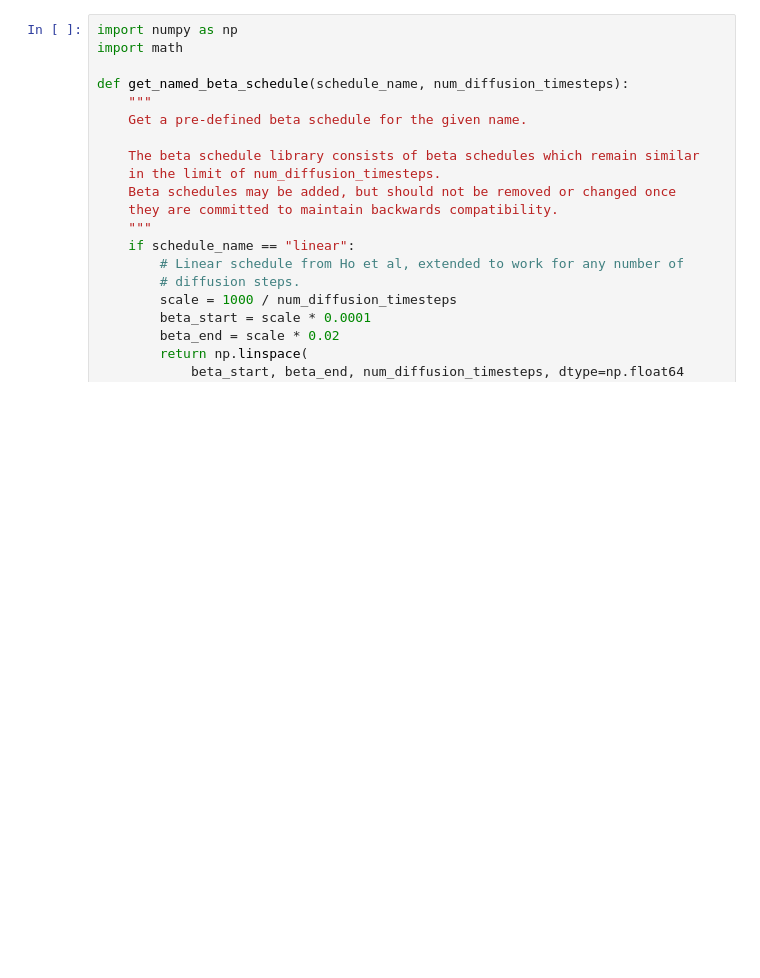
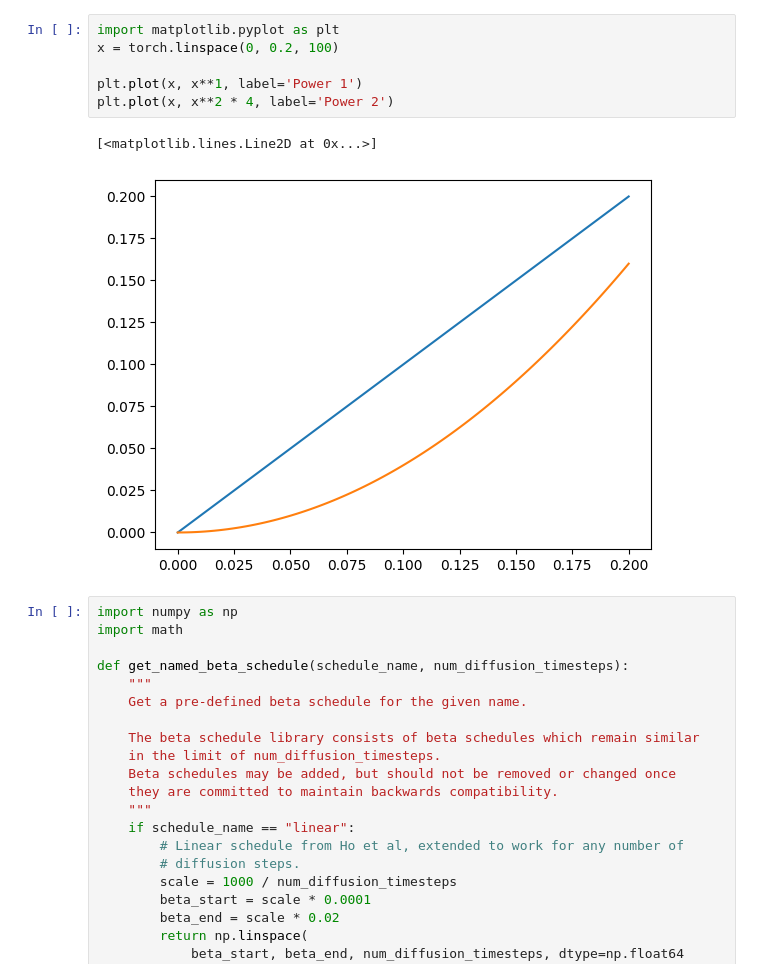
Before and after one commit to tommymarto/guided-diffusion, a Jupyter notebook: scripts_extra/plot_schedules.ipynb, the cells around one changed output. Cells and saved outputs as stored; diff of their text form; blank space fills up the shorter version.

```diff
--- a/scripts_extra/plot_schedules.ipynb
+++ b/scripts_extra/plot_schedules.ipynb
@@ -639,3 +749,12 @@ plot_beta_schedules(
+# %%
+import matplotlib.pyplot as plt
+x = torch.linspace(0, 0.2, 100)
+
+plt.plot(x, x**1, label='Power 1')
+plt.plot(x, x**2 * 4, label='Power 2')
+# %% [output]
+[<matplotlib.lines.Line2D at 0x...>]
+[figure, added]
 # %%
 import numpy as np
 import math
```
Also changed, not shown: parts of 2 cells of this notebook, 37 other files.
